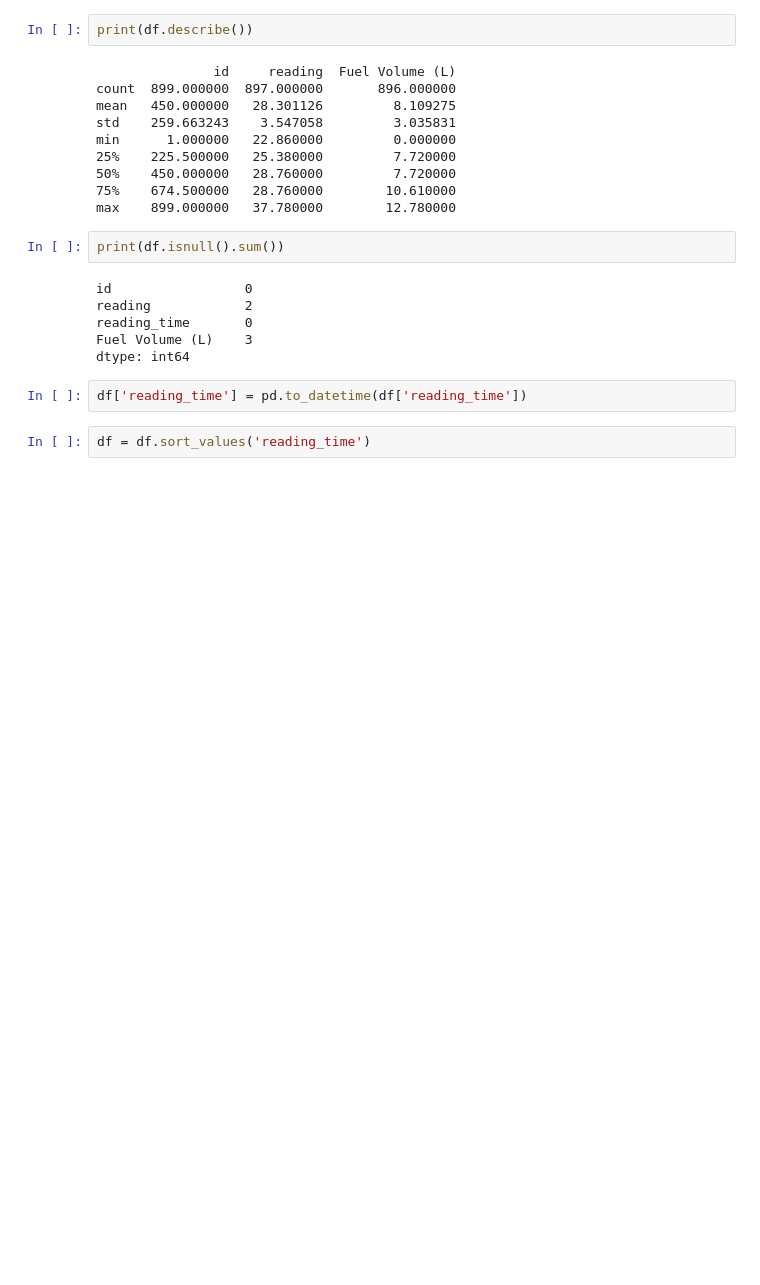
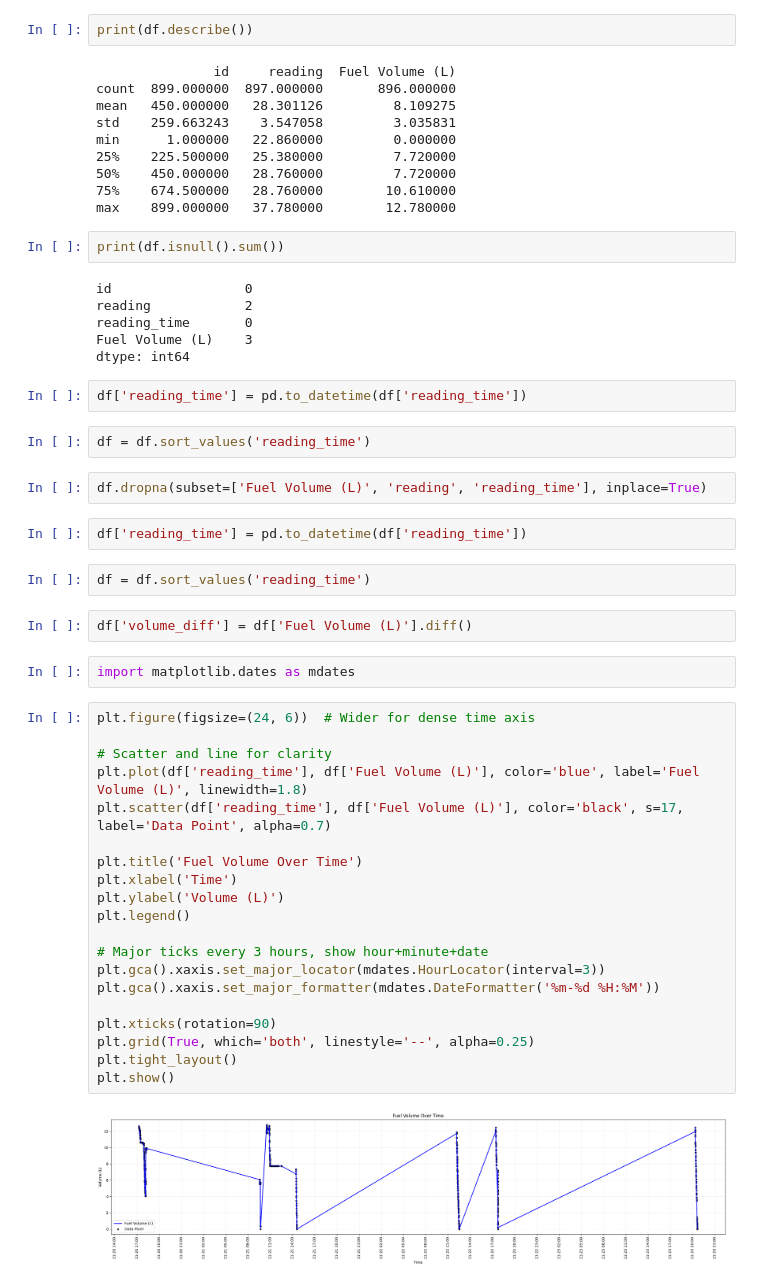
Before and after one commit to SenuraUpesh2002/Research-Project-SLIIT, a Jupyter notebook: model_training/Anomaly_Detection.ipynb, the cells around one changed output. Saved outputs shown, nothing was run; the diff lists cells and outputs as text; blank space fills up the shorter version.

Commit message:
Generated the graph for fuel volume over time

```diff
--- a/model_training/Anomaly_Detection.ipynb
+++ b/model_training/Anomaly_Detection.ipynb
@@ -130,3 +130,35 @@ dtype: int64
 df['reading_time'] = pd.to_datetime(df['reading_time'])
 # %%
 df = df.sort_values('reading_time')
+# %%
+df.dropna(subset=['Fuel Volume (L)', 'reading', 'reading_time'], inplace=True)
+# %%
+df['reading_time'] = pd.to_datetime(df['reading_time'])
+# %%
+df = df.sort_values('reading_time')
+# %%
+df['volume_diff'] = df['Fuel Volume (L)'].diff()
+# %%
+import matplotlib.dates as mdates
+# %%
+plt.figure(figsize=(24, 6))  # Wider for dense time axis
+
+# Scatter and line for clarity
+plt.plot(df['reading_time'], df['Fuel Volume (L)'], color='blue', label='Fuel Volume (L)', linewidth=1.8)
+plt.scatter(df['reading_time'], df['Fuel Volume (L)'], color='black', s=17, label='Data Point', alpha=0.7)
+
+plt.title('Fuel Volume Over Time')
+plt.xlabel('Time')
+plt.ylabel('Volume (L)')
+plt.legend()
+
+# Major ticks every 3 hours, show hour+minute+date
+plt.gca().xaxis.set_major_locator(mdates.HourLocator(interval=3))
+plt.gca().xaxis.set_major_formatter(mdates.DateFormatter('%m-%d %H:%M'))
+
+plt.xticks(rotation=90)
+plt.grid(True, which='both', linestyle='--', alpha=0.25)
+plt.tight_layout()
+plt.show()
+# %% [output]
+[figure, added]
```
